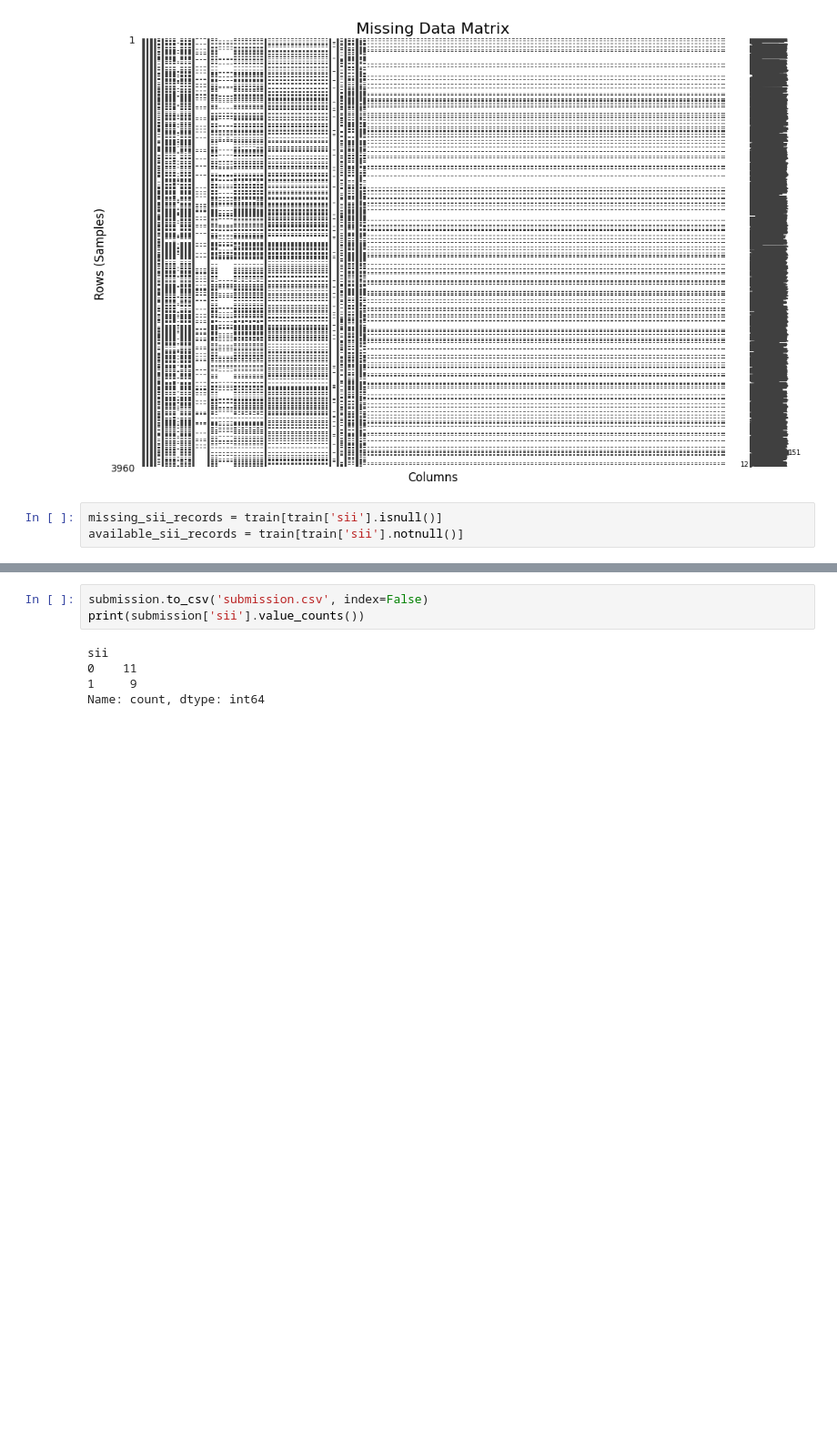
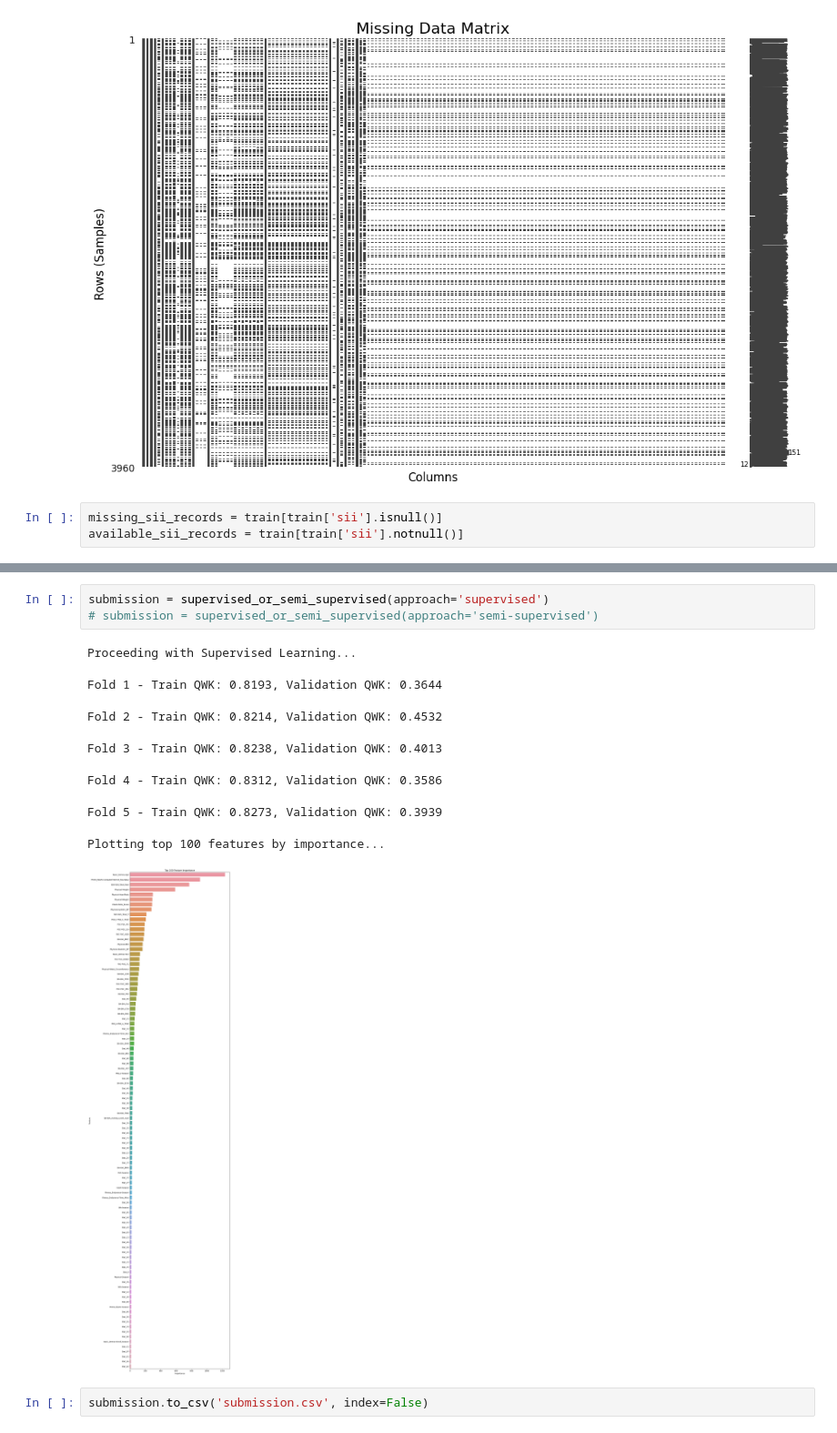
Before and after one commit to Sha661nk/CMI-Problematic-Internet-Users-Mindset-Modeling, a Jupyter notebook: cmi-problematic-internet-usage-analysis.ipynb, the cells around one changed output, grey strips where cells are left out. Shown: that part at 91% size. Cells and saved outputs as stored; diff of their text form; blank space fills up the shorter version.

```diff
--- a/cmi-problematic-internet-usage-analysis.ipynb
+++ b/cmi-problematic-internet-usage-analysis.ipynb
@@ -254,8 +356,14 @@ plot_feature_importance(final_model, top_n=100)
+# %%
+submission = supervised_or_semi_supervised(approach='supervised')
+# submission = supervised_or_semi_supervised(approach='semi-supervised')
+# %% [output]
+Proceeding with Supervised Learning...
+Fold 1 - Train QWK: 0.8193, Validation QWK: 0.3644
+Fold 2 - Train QWK: 0.8214, Validation QWK: 0.4532
+Fold 3 - Train QWK: 0.8238, Validation QWK: 0.4013
+Fold 4 - Train QWK: 0.8312, Validation QWK: 0.3586
+Fold 5 - Train QWK: 0.8273, Validation QWK: 0.3939
+Plotting top 100 features by importance...
+[figure, added]
 # %%
 submission.to_csv('submission.csv', index=False)
-print(submission['sii'].value_counts())
-# %% [output]
-sii
-0    11
-1     9
-Name: count, dtype: int64
```
Also changed, not shown: parts of 3 cells of this notebook.
